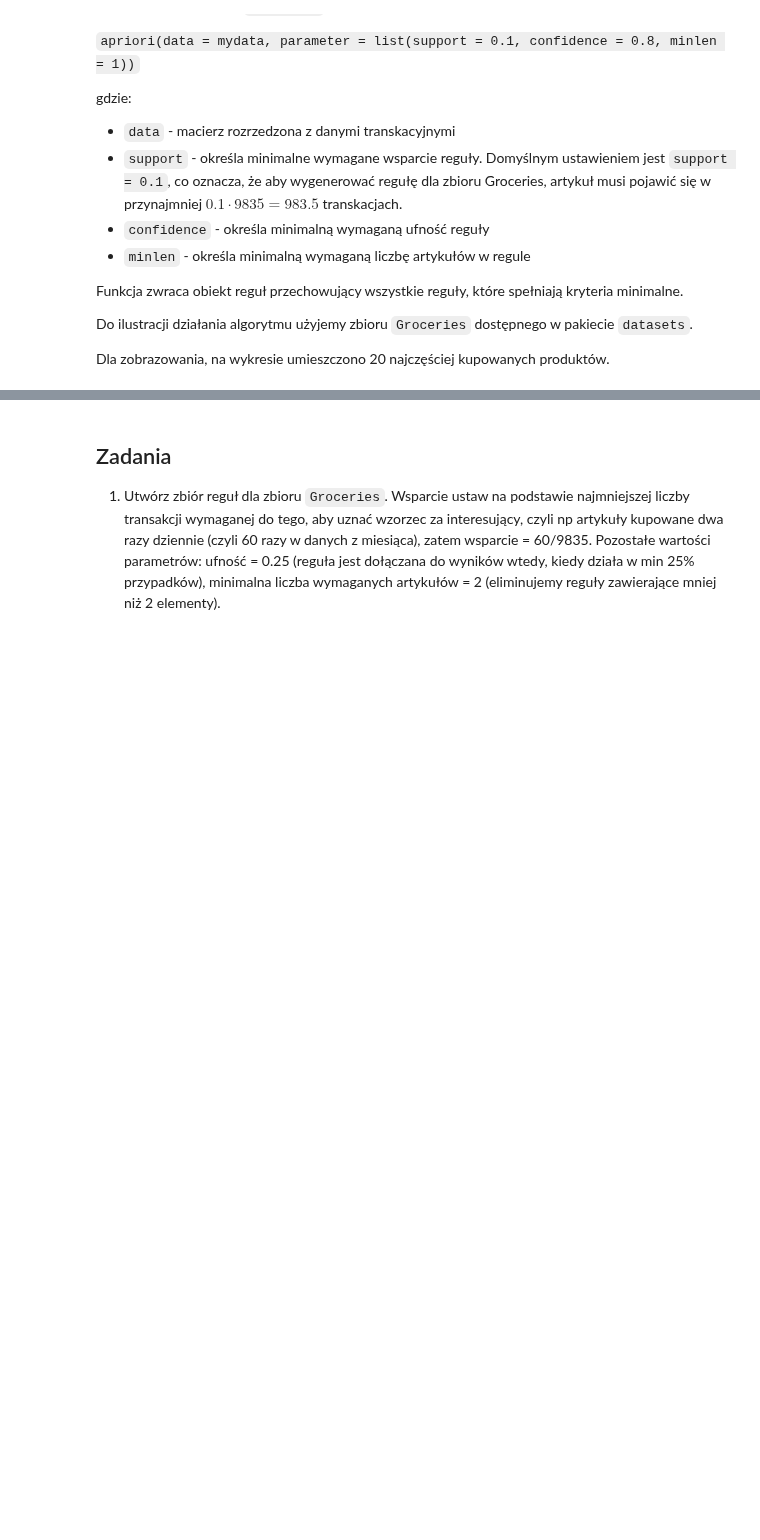
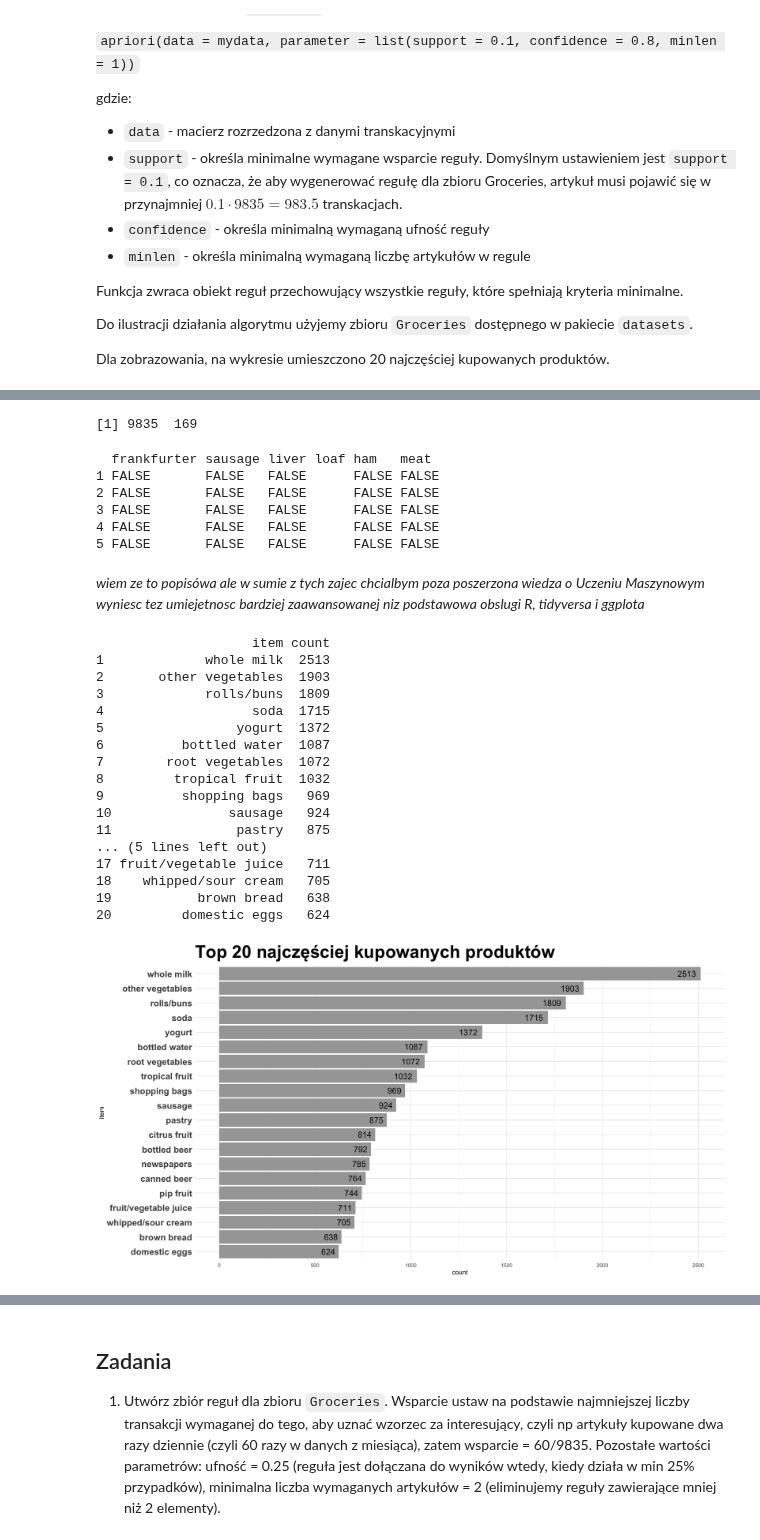
Before and after one commit to stawarzkrzysztof/uczenie_maszynowe_ifs2024, a Jupyter notebook: 19_12_2024/11-ML2024-asocjacje.ipynb, the cells around one changed output, grey strips where cells are left out. Saved outputs shown, nothing was run; the diff lists cells and outputs as text; code cells hidden in the pictures; blank space fills up the shorter version.

```diff
--- a/19_12_2024/11-ML2024-asocjacje.ipynb
+++ b/19_12_2024/11-ML2024-asocjacje.ipynb
@@ -25,0 +85,56 @@ itemFrequencyPlot(Groceries,topN=20,type="absolute", xlab = "Często kupowane pr
+# %%
+df <- as.data.frame(t(as.matrix(Groceries@data)))
+colnames(df) <- Groceries@itemInfo$labels
+# %%
+dim(df)
+# %% [output]
+[1] 9835  169
+# %%
+df[1:5, 1:5]
+# %% [output]
+  frankfurter sausage liver loaf ham   meat
+1 FALSE       FALSE   FALSE      FALSE FALSE
+2 FALSE       FALSE   FALSE      FALSE FALSE
+3 FALSE       FALSE   FALSE      FALSE FALSE
+4 FALSE       FALSE   FALSE      FALSE FALSE
+5 FALSE       FALSE   FALSE      FALSE FALSE
+# %% [markdown]
+*wiem ze to popisówa ale w sumie z tych zajec chcialbym poza poszerzona wiedza o Uczeniu Maszynowym wyniesc tez umiejetnosc bardziej zaawansowanej niz podstawowa obslugi R, tidyversa i ggplota*
+# %%
+df %>%
+    colSums() %>%
+    as.data.frame()  %>%
+    setNames("count")  %>%
+    tibble::rownames_to_column("item") %>%
+    arrange(desc(count)) %>%
+    head(20) %>%
+    print()  %>%
+    mutate(item = factor(item, levels = rev(item)))  %>% # zeby byly w kolejnosci slupki
+    ggplot() +
+        aes(y = item, x = count) +
+        geom_col(fill = rgb(.65, .65, .65)) +
+        geom_text(aes(label = count), hjust=1.25, size = 5) +
+        theme_minimal() +
+        ggtitle("Top 20 najczęściej kupowanych produktów") +
+        theme(axis.text.y = element_text(face = "bold", size = 15),
+              plot.title = element_text(face = "bold", size = 30),
+              plot.title.position = "panel")
+# %% [output]
+                    item count
+1             whole milk  2513
+2       other vegetables  1903
+3             rolls/buns  1809
+4                   soda  1715
+5                 yogurt  1372
+6          bottled water  1087
+7        root vegetables  1072
+8         tropical fruit  1032
+9          shopping bags   969
+10               sausage   924
+11                pastry   875
+... (5 lines left out)
+17 fruit/vegetable juice   711
+18    whipped/sour cream   705
+19           brown bread   638
+20         domestic eggs   624
+[figure, added]
```
Also changed, not shown: parts of 12 cells of this notebook.
